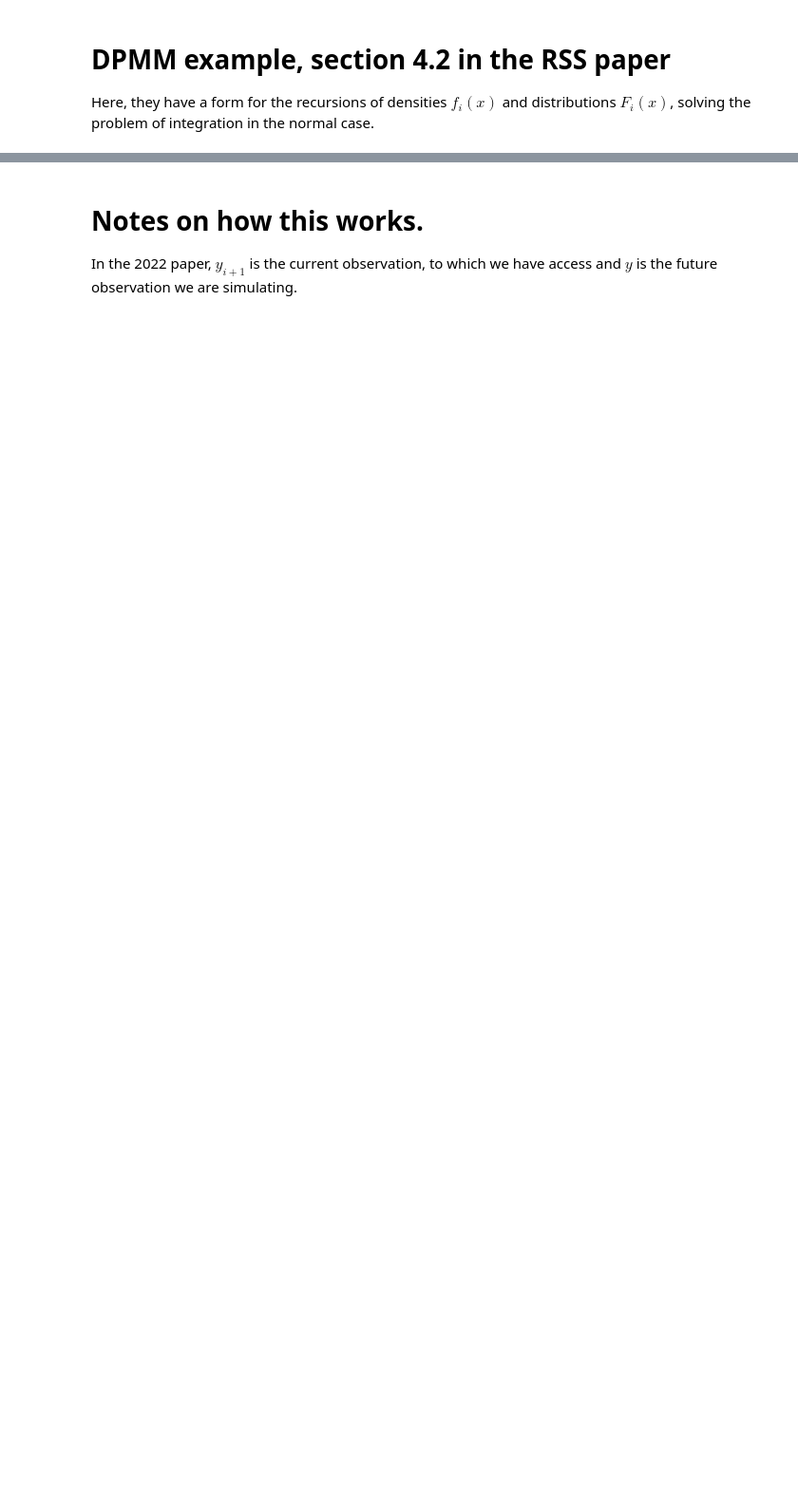
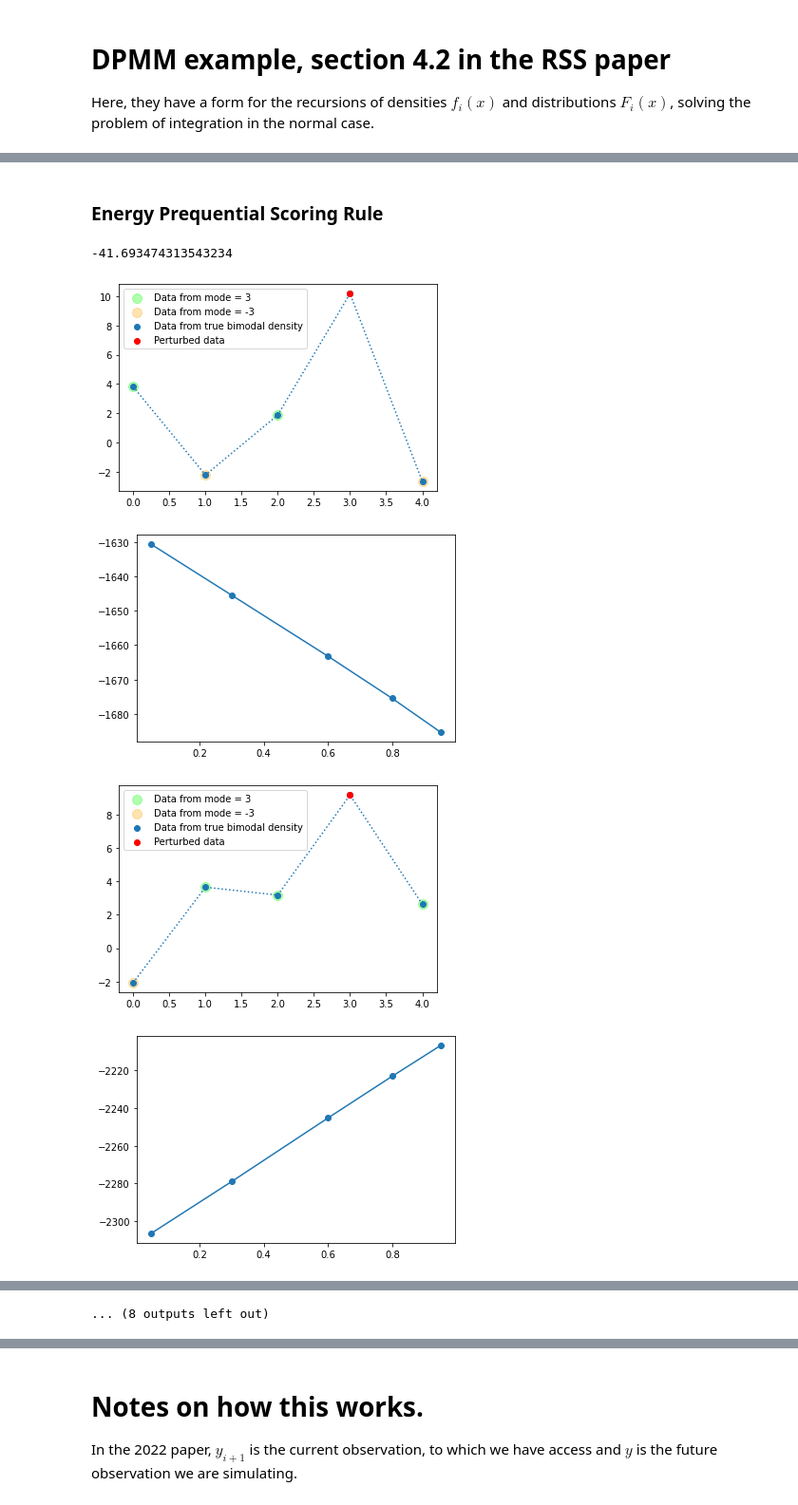
Before and after one commit to Huk-David/RSS-Discussion-paper-Martingale-Posterior-Distributions, a Jupyter notebook: Prequential Copulas - Code/Discussion paper - Notebook.ipynb, the cells around one changed output, grey strips where cells are left out. Shown at 95% size. Drawn from its saved outputs; the diff is of its cells as text; code cells hidden in the pictures; blank space fills up the shorter version.

```diff
--- a/Prequential Copulas - Code/Discussion paper - Notebook.ipynb
+++ b/Prequential Copulas - Code/Discussion paper - Notebook.ipynb
@@ -154,0 +214,56 @@ def update_(F_,f_,alpha,v,rho):
+# %% [markdown]
+### Energy Prequential Scoring Rule
+# %%
+# Compute energy SR via importance sampling, for a given rho
+def Energy_SR_via_IS(obs_,q_samples,q_evals_,p_targets):
+
+    N = len(q_samples) # IS iterations
+    comb = [i for i in combinations(range(N),2)]
+    out = 0
+
+    for i in range(len(obs_)): # loop over observed data
+
+        # compute weights
+        f_x = np.fromiter( (p_targets[i](x,0) for x in q_samples) ,float)
+        weights = np.exp(np.subtract(f_x,q_evals))
+        # compute first part of Energy Score: 2*w*|x-y|
+        out += (2 * np.sum(np.multiply(weights,np.sqrt(np.absolute(np.subtract( q_samples,np.repeat(obs_[i],N) ))))) ) / np.sum(weights)
+
+        # compute second part of Energy Score: w_x*w_z*|w-z| / w_x*w_z
+        out -= (np.sum(np.fromiter(  ( weights[idx[0]]*weights[idx[1]] * np.sqrt(np.absolute(np.subtract(q_samples[idx[0]],q_samples[idx[1]])))   for idx in comb )  ,float))  /  (np.sum(np.fromiter(  (weights[idx[0]]  for idx in comb)  ,float)))*np.sum(np.fromiter(  (weights[idx[1]]  for idx in comb)  ,float)))
+
+    return out
+
+q_samples = scs.t.rvs(df=13,size=10)
+q_evals = scs.t.logpdf(q_samples,df=13)
+
+Energy_SR_via_IS(obs_=observed_data,q_samples=q_samples,q_evals_=q_evals,p_targets=f_)
+# %% [output]
+-41.693474313543234
+# %%
+# function to evaluate the scoring rule for a given rho.
+for attempt in range(10):
+    observed_data = generate_data(5)
+    q_samples = scs.t.rvs(df=2,size=30)
+    q_evals = scs.t.logpdf(q_samples,df=2)
+
+    def f_call_rho(rho):
+        F_ = [F_0]
+        f_ = [f_0]
+
+        for step in range(len(observed_data)):
+            rv = np.exp(F_[step](observed_data[step],0))
+            alpha_i = (2-(1/(step+1))) / (step +2)
+            new_dist = update_(F_[step],f_[step],alpha_i,rv,rho=rho)
+            F_.append(new_dist[0])
+            f_.append(new_dist[1])
+
+        return Energy_SR_via_IS(obs_=observed_data,q_samples=q_samples,q_evals_=q_evals,p_targets=f_)
+
+    plt.plot([i for i in [0.05,0.3,0.6,0.8,0.95]],[f_call_rho(i/10) for i in [0.05,0.3,0.6,0.8,0.95]],'o-')
+    plt.show()
+# %% [output]
+[figure, added]
+[figure, added]
+[figure, added]
+[figure, added]
@@ -154,0 +278 @@ def update_(F_,f_,alpha,v,rho):
+... (8 outputs left out)
```
Also changed, not shown: parts of 13 cells of this notebook.
